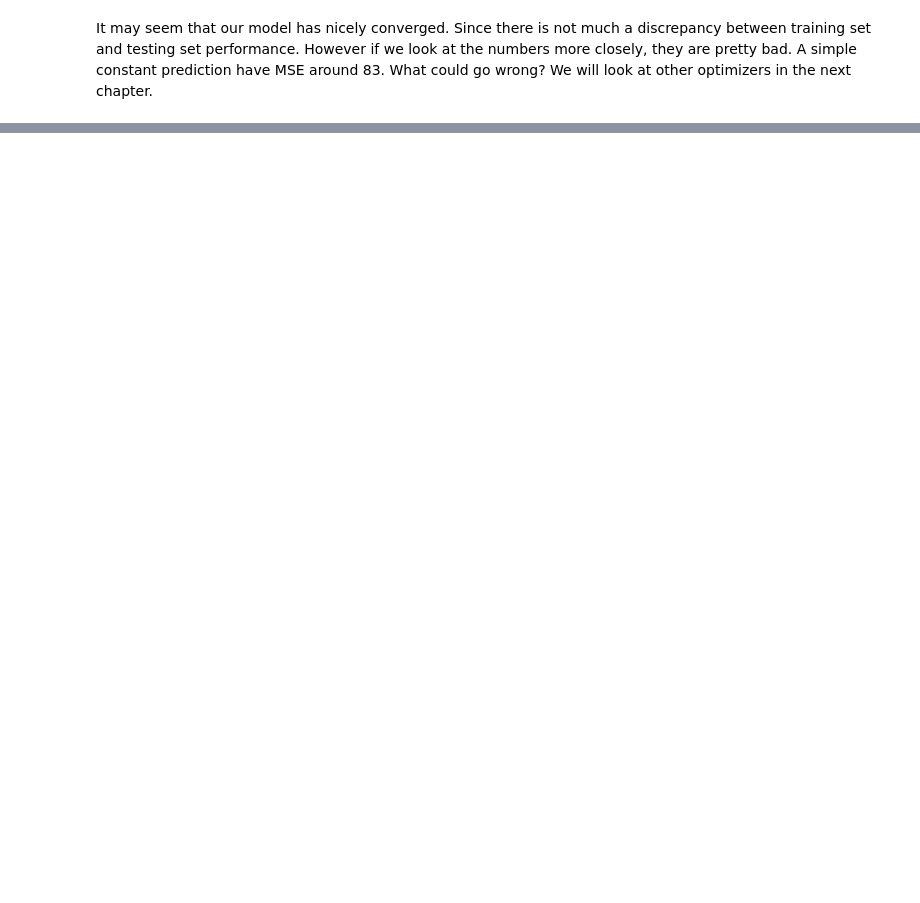
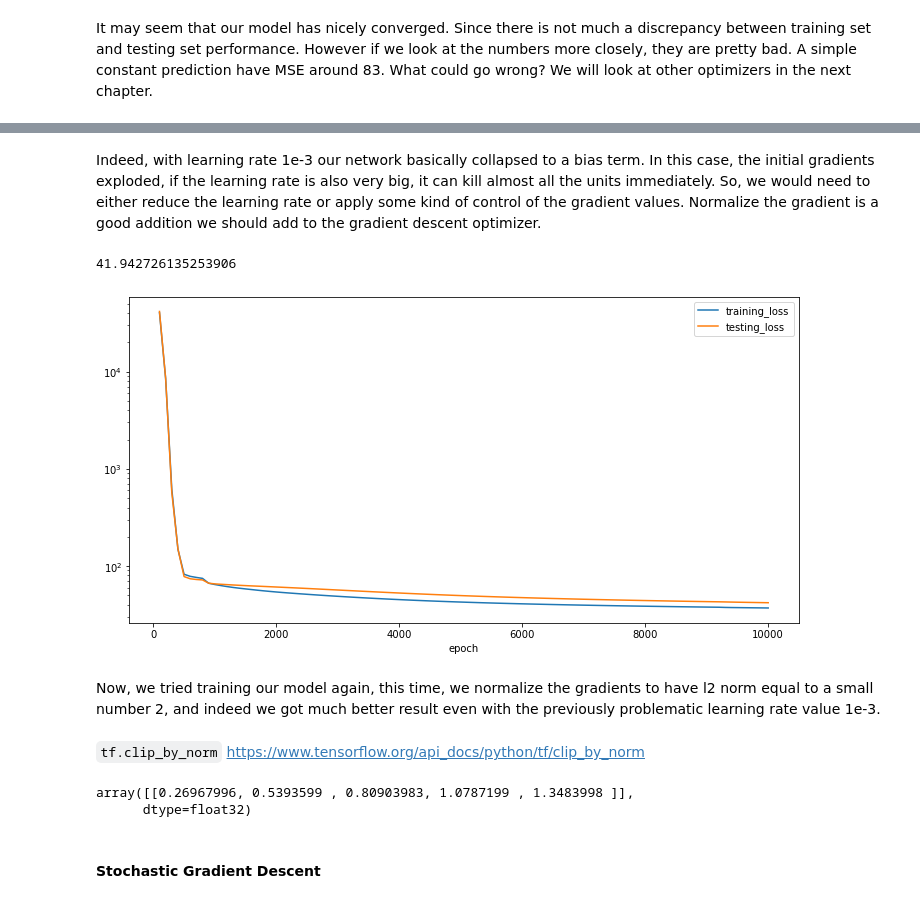
Before and after one commit to User-zwj/NeuralNetworks, a Jupyter notebook: Tutorial3.ipynb, the cells around one changed output, grey strips where cells are left out. Drawn from its saved outputs; the diff is of its cells as text; code cells hidden in the pictures; blank space fills up the shorter version.

```diff
--- a/Tutorial3.ipynb
+++ b/Tutorial3.ipynb
@@ -892,0 +983,38 @@ tf.Tensor(83.24384, shape=(), dtype=float32)
+# %% [markdown]
+Indeed, with learning rate 1e-3 our network basically collapsed to a bias term. In this case,
+the initial gradients exploded, if the learning rate is also very big, it can kill almost all the
+units immediately. So, we would need to either reduce the learning rate or apply some
+kind of control of the gradient values. Normalize the gradient is a good addition we should
+add to the gradient descent optimizer.
+# %%
+class GradientDescent(object):
+    def __init__(self, lr=.01, clipnorm=None):
+        self._lr = tf.Variable(lr, dtype=tf.float32)
+        self.clipnorm = clipnorm
+    def apply_gradients(self, grads_and_vars):
+        for grad, var in grads_and_vars:
+            if self.clipnorm: grad = tf.clip_by_norm(grad, self.clipnorm)
+            update = - self._lr * grad
+            var.assign_add(update)
+
+model, history = train(MLP(4, 1), GradientDescent(1e-3, clipnorm=2))
+ax = history.plot(x='epoch', logy=True, figsize=(12, 6))
+# ax.get_figure().savefig('ch4_plot_2.png')
+print(history['testing_loss'].min())
+# %% [output]
+41.942726135253906
+[figure, added]
+# %% [markdown]
+Now, we tried training our model again, this time, we normalize the gradients to have l2
+norm equal to a small number 2, and indeed we got much better result even with the
+previously problematic learning rate value 1e-3.
+# %% [markdown]
+`tf.clip_by_norm` https://www.tensorflow.org/api_docs/python/tf/clip_by_norm
+# %%
+some_nums = tf.constant([[1, 2, 3, 4, 5]], dtype=tf.float32)
+tf.clip_by_norm(some_nums, 2.0).numpy()
+# %% [output]
+array([[0.26967996, 0.5393599 , 0.80903983, 1.0787199 , 1.3483998 ]],
+      dtype=float32)
+# %% [markdown]
+#### Stochastic Gradient Descent
```
Also changed, not shown: parts of 31 cells of this notebook.
